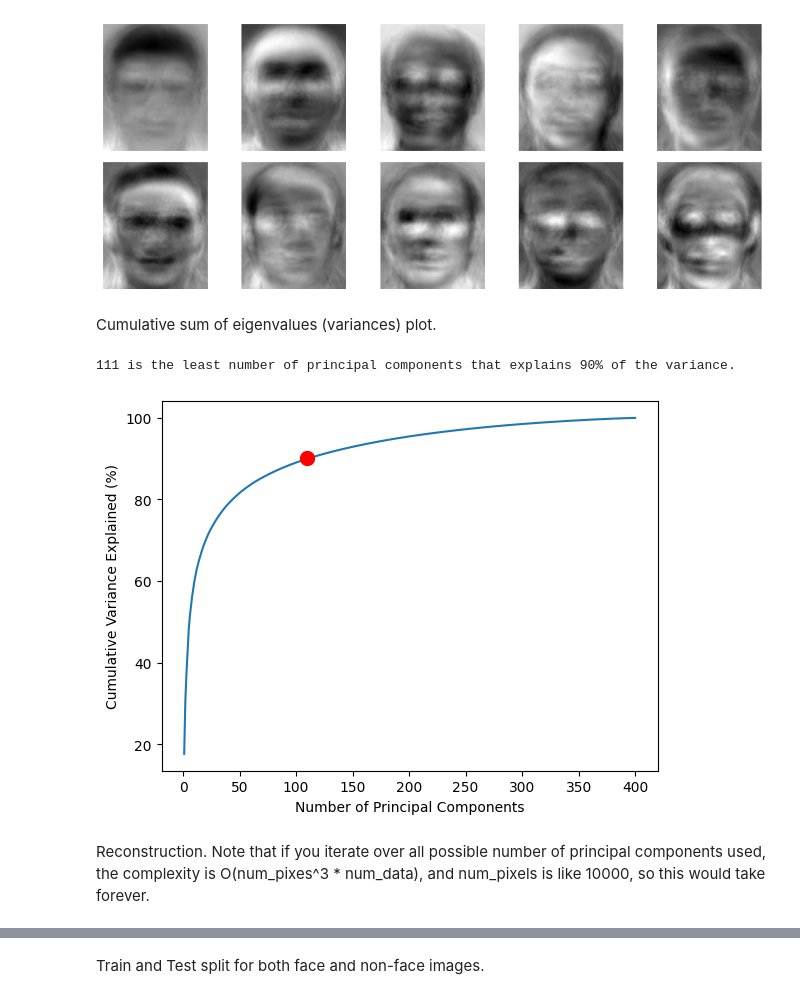
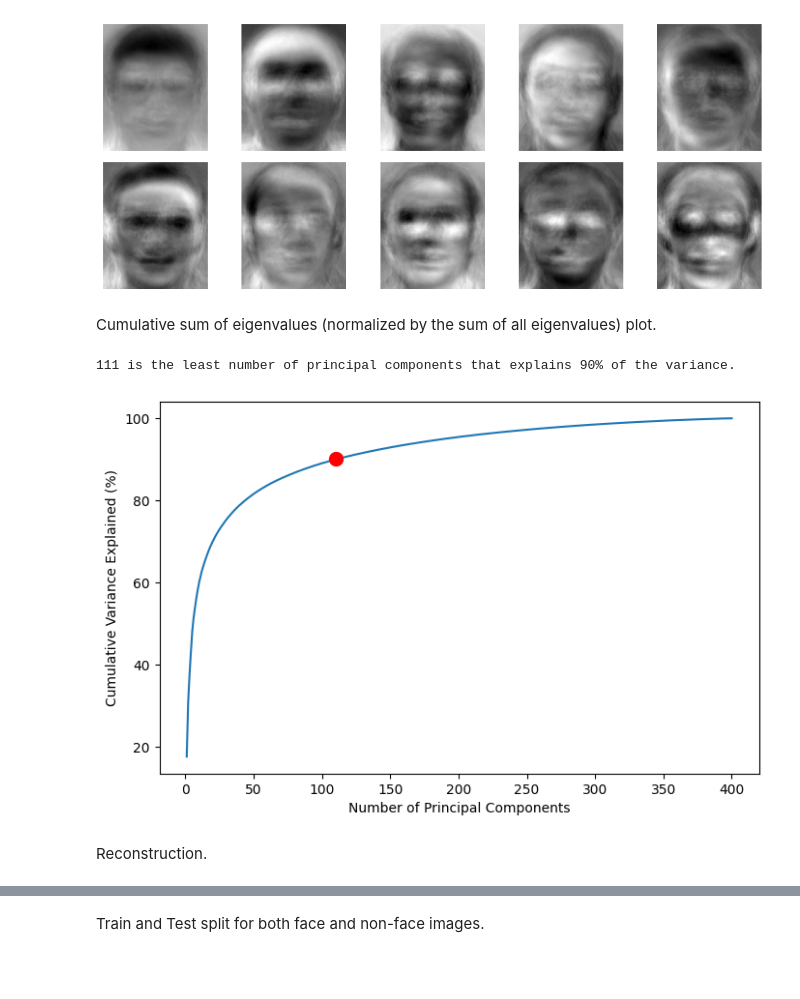
Before and after one commit to anuraglamsal/qf_project_4, a Jupyter notebook: proj_4.ipynb, the cells around one changed output, grey strips where cells are left out. Saved outputs shown, nothing was run; the diff lists cells and outputs as text; code cells hidden in the pictures; blank space fills up the shorter version.

```diff
--- a/proj_4.ipynb
+++ b/proj_4.ipynb
@@ -86,25 +85,26 @@ plt.show()
 # %% [output]
 [figure]
 # %% [markdown]
-Cumulative sum of eigenvalues (variances) plot.
+Cumulative sum of eigenvalues (normalized by the sum of all eigenvalues) plot.
 # %%
 per = (np.cumsum(eigvals) / np.sum(eigvals)) * 100 # Percentage of variance explained.
 
 num_dim = np.argmax(per >= 90) + 1 # The least number of principal components that explains 90% of the variance.
 print(f"{num_dim} is the least number of principal components that explains 90% of the variance.")
 
+plt.figure(figsize = (8, 5))
 plt.plot([i for i in range(1, len(eigvals) + 1)], per)
 plt.plot(num_dim - 1, per[num_dim - 1], marker = 'o', markersize = 10, color = 'red')
 
 plt.xlabel('Number of Principal Components')
 plt.ylabel('Cumulative Variance Explained (%)')
 
 plt.show()
 # %% [output]
 111 is the least number of principal components that explains 90% of the variance.
-[figure, old version]
+[figure, new version]
 # %% [markdown]
-Reconstruction. Note that if you iterate over all possible number of principal components used, the complexity is O(num_pixes^3 * num_data), and num_pixels is like 10000, so this would take forever.
+Reconstruction.
 # %%
 np.random.seed(7) # For reproducibility.
 
```
Also changed, not shown: parts of 6 cells of this notebook, 6 other files.
